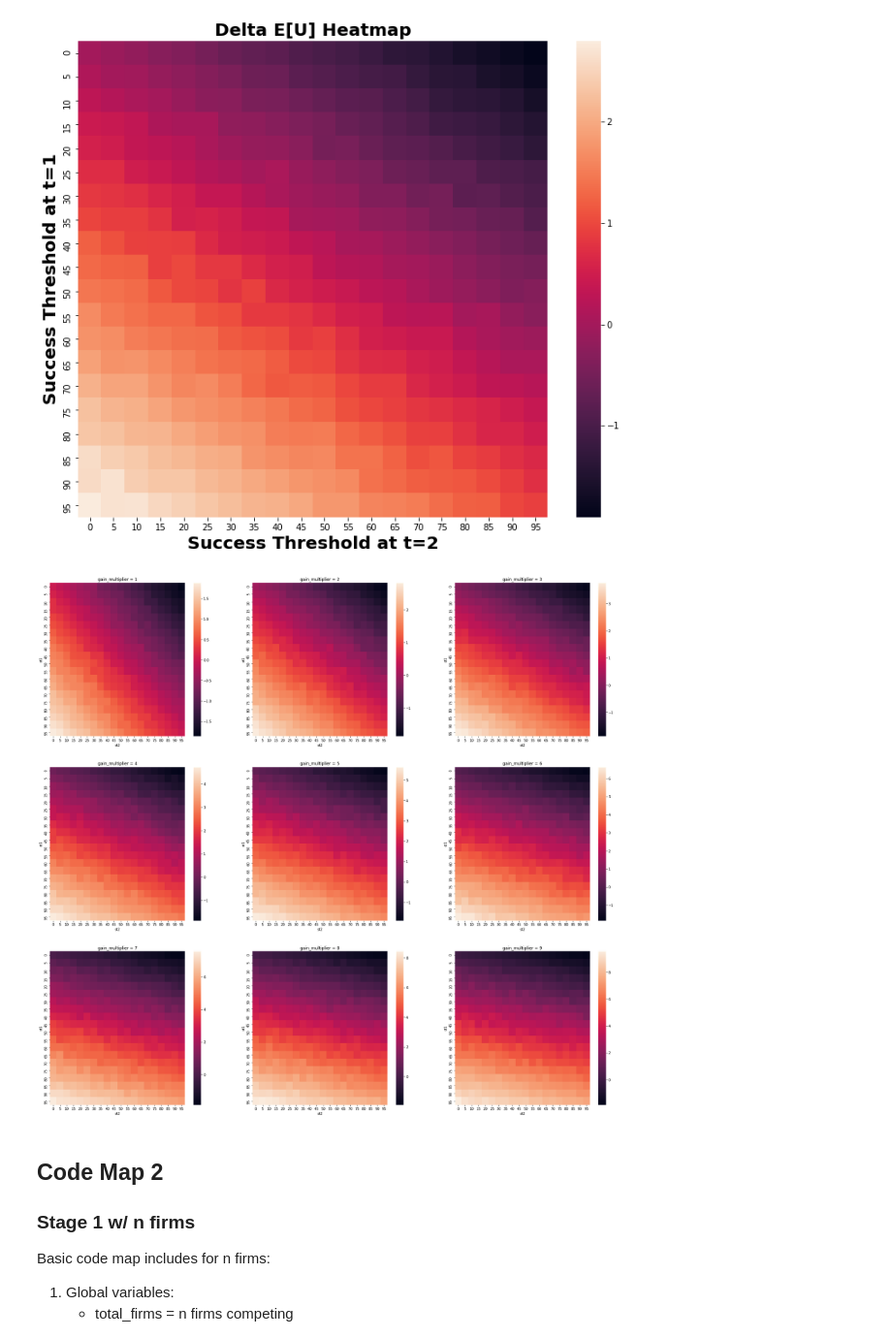
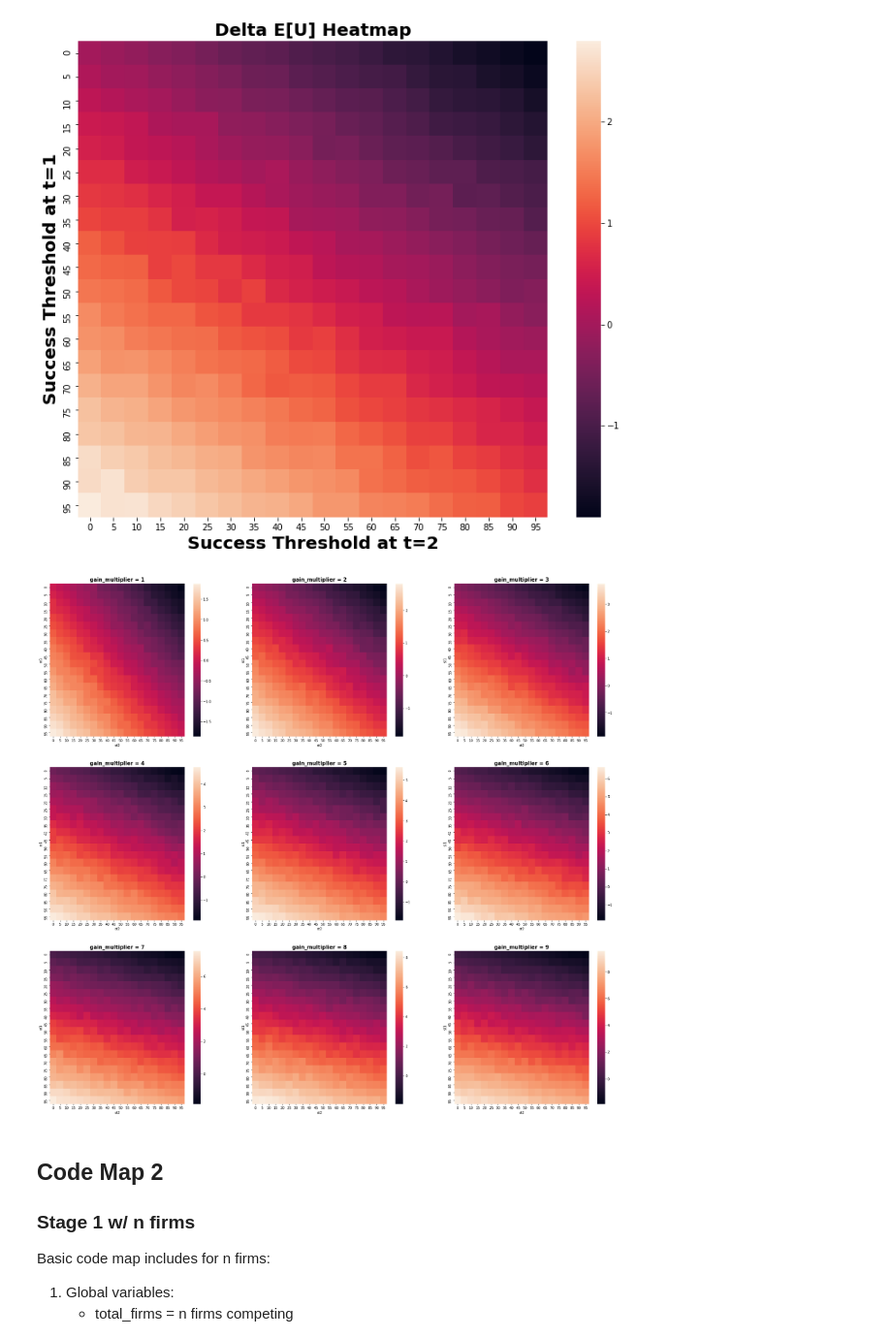
Before and after one commit to sbenthall/ip-games, a Jupyter notebook: Patent Competition-Production Model.ipynb, the cells around one changed output. Shown at 97% size. Saved outputs shown, nothing was run; the diff lists cells and outputs as text; code cells hidden in the pictures.

Commit message:
updated heatmap and summary stats

```diff
--- a/Patent Competition-Production Model.ipynb
+++ b/Patent Competition-Production Model.ipynb
@@ -308,39 +323,39 @@ df9 = pd.DataFrame.from_records(records_gm9)
 # %%
 fig = plt.figure(figsize=(30,28))
 ax1 = fig.add_subplot(331)
 ax2 = fig.add_subplot(332)
 ax3 = fig.add_subplot(333)
 ax4 = fig.add_subplot(334)
 ax5 = fig.add_subplot(335)
 ax6 = fig.add_subplot(336)
 ax7 = fig.add_subplot(337)
 ax8 = fig.add_subplot(338)
 ax9 = fig.add_subplot(339)
 
 
 sns.heatmap(df1.pivot("st1", "st2", "dEU"), ax=ax1)
 sns.heatmap(df2.pivot("st1", "st2", "dEU"), ax=ax2)
 sns.heatmap(df3.pivot("st1", "st2", "dEU"), ax=ax3)
 sns.heatmap(df4.pivot("st1", "st2", "dEU"), ax=ax4)
 sns.heatmap(df5.pivot("st1", "st2", "dEU"), ax=ax5)
 sns.heatmap(df6.pivot("st1", "st2", "dEU"), ax=ax6)
 sns.heatmap(df7.pivot("st1", "st2", "dEU"), ax=ax7)
 sns.heatmap(df8.pivot("st1", "st2", "dEU"), ax=ax8)
 sns.heatmap(df9.pivot("st1", "st2", "dEU"), ax=ax9)
 
-ax1.set(title='gain_multiplier = 1')
-ax2.set(title='gain_multiplier = 2')
-ax3.set(title='gain_multiplier = 3')
-ax4.set(title='gain_multiplier = 4')
-ax5.set(title='gain_multiplier = 5')
-ax6.set(title='gain_multiplier = 6')
-ax7.set(title='gain_multiplier = 7')
-ax8.set(title='gain_multiplier = 8')
-ax9.set(title='gain_multiplier = 9')
+ax1.set_title('gain_multiplier = 1', size= 15, fontweight= "bold")
+ax2.set_title('gain_multiplier = 2', size= 15, fontweight= "bold")
+ax3.set_title('gain_multiplier = 3', size= 15, fontweight= "bold")
+ax4.set_title('gain_multiplier = 4', size= 15, fontweight= "bold")
+ax5.set_title('gain_multiplier = 5', size= 15, fontweight= "bold")
+ax6.set_title('gain_multiplier = 6', size= 15, fontweight= "bold")
+ax7.set_title('gain_multiplier = 7', size= 15, fontweight= "bold")
+ax8.set_title('gain_multiplier = 8', size= 15, fontweight= "bold")
+ax9.set_title('gain_multiplier = 9', size= 15, fontweight= "bold")
 
 fig.savefig('full-heatmap.png')
 # %% [output]
-[figure, old version]
+[figure, new version]
 # %% [markdown]
 ## Code Map 2
 
```
Also changed, not shown: parts of 2 cells of this notebook, 1 other file.
